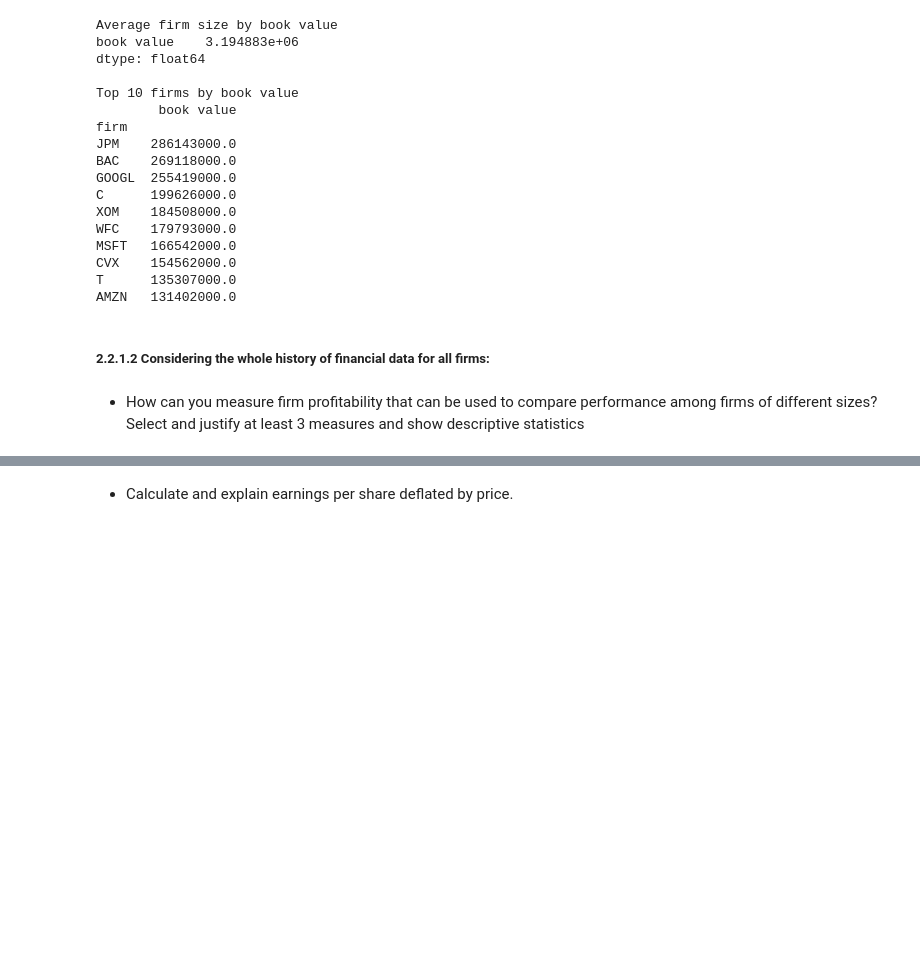
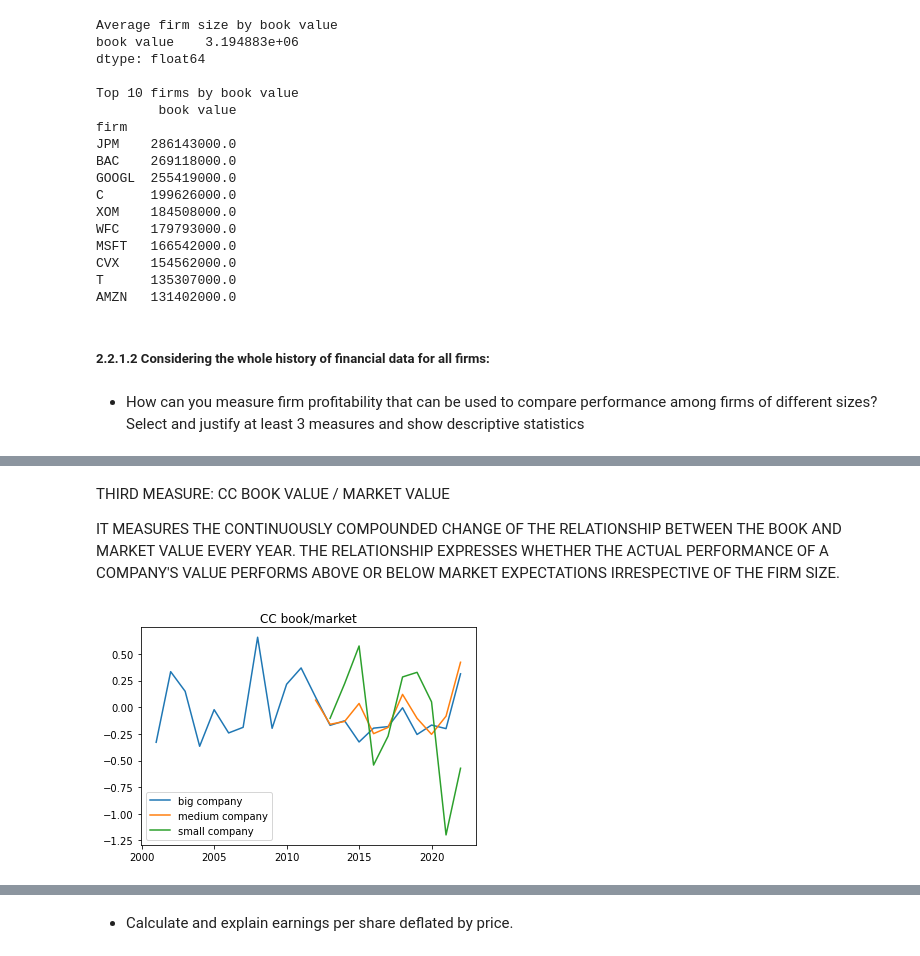
Before and after one commit to myrosandrade89/IA95022, a Jupyter notebook: Statistics/Reto/Reto.ipynb, the cells around one changed output, grey strips where cells are left out. Cells and saved outputs as stored; diff of their text form; code cells hidden in the pictures; blank space fills up the shorter version.

```diff
--- a/Statistics/Reto/Reto.ipynb
+++ b/Statistics/Reto/Reto.ipynb
@@ -407,0 +456,16 @@ AMZN   131402000.0
+# %% [markdown]
+THIRD MEASURE: CC BOOK VALUE / MARKET VALUE
+
+IT MEASURES THE CONTINUOUSLY COMPOUNDED CHANGE OF THE RELATIONSHIP BETWEEN THE BOOK AND MARKET VALUE EVERY YEAR. THE RELATIONSHIP EXPRESSES WHETHER THE ACTUAL PERFORMANCE OF A COMPANY'S VALUE PERFORMS ABOVE OR BELOW MARKET EXPECTATIONS IRRESPECTIVE OF THE FIRM SIZE.
+# %%
+# Calculating the cc book value / market value
+plt.clf()
+plt.title("CC book/market")
+plt.plot( big_company["year"], big_company["cc book/market"], label = "big company")
+plt.plot( medium_company["year"], medium_company["cc book/market"], label = "medium company")
+plt.plot( small_company["year"], small_company["cc book/market"], label = "small company")
+
+plt.legend()
+plt.show()
+# %% [output]
+[figure, added]
```
Also changed, not shown: parts of 17 cells of this notebook.
